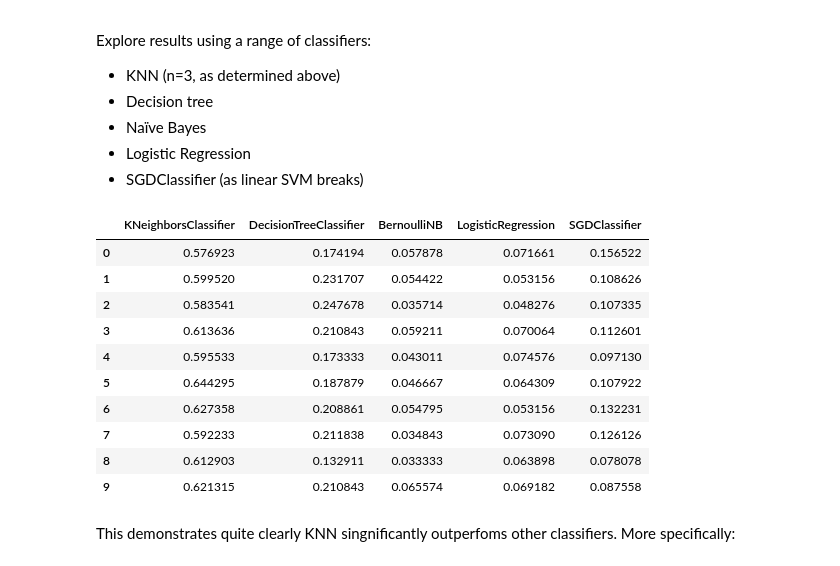
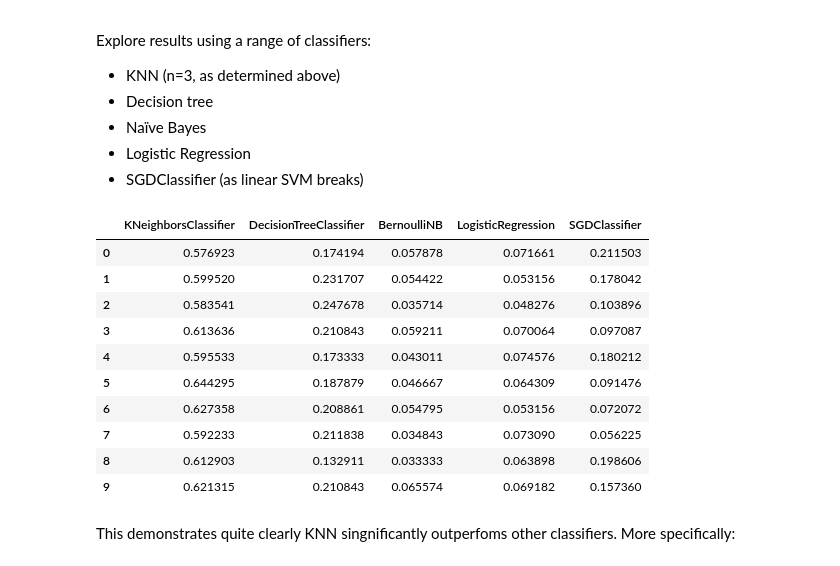
Before and after one commit to Tielman/DAT_20_Students, a Jupyter notebook: Tielman/Project/mHealth/mHealth.ipynb, the cells around one changed output. Cells and saved outputs as stored; diff of their text form; code cells hidden in the pictures.

```diff
--- a/Tielman/Project/mHealth/mHealth.ipynb
+++ b/Tielman/Project/mHealth/mHealth.ipynb
@@ -339,9 +332,6 @@ Explore results using a range of classifiers:
 # %%
 # Set optimal KNN n as determined above
 knnN = 3
-
-# Build train/set sets restricted to PCA-selected features
-X_train, X_test, y_train, y_test = train_test_split(X_pca, y, test_size=0.3, random_state=1234)
 
 #Debugging output?
 verbose = False
@@ -401,44 +391,44 @@ for classifier in classifiers:
 
         # Calculate prec, rec and ROC AUC
         prec = metrics.precision_score(y_train, y_train_predicted)
         rec = metrics.recall_score(y_train, y_train_predicted)
         f = metrics.f1_score(y_train, y_train_predicted)
         #auc = metrics.roc_auc_score(y_train, y_train_predicted)
 
-        # Append AUC to array of classifier results
+        # Append F to col_f
         col_f.append(f)
 
         if(verbose):
             print "--------",classifier.__class__.__name__,"- Split",splitCtr,"---------"
 
             print "Actual 0/1 split (tr)",Counter(y_train)
             print "Prediction 0/1 split (tr)",Counter(y_train_predicted)
             print
 
             print "Accuracy on training data: %0.2f" % (training_accuracy)
             print "Accuracy on test data:     %0.2f" % (test_accuracy)
             print "Precision: ",prec
             print "Recall: ",rec
             print "F: ",f
 
             print y_train_predicted
 
     res_f[classifier.__class__.__name__] = col_f
 
 # Render table
 res_f
 # %% [output]
 |  | KNeighborsClassifier | DecisionTreeClassifier | BernoulliNB | LogisticRegression | SGDClassifier |
-| 0 | 0.576923 | 0.174194 | 0.057878 | 0.071661 | 0.156522 |
-| 1 | 0.599520 | 0.231707 | 0.054422 | 0.053156 | 0.108626 |
-| 2 | 0.583541 | 0.247678 | 0.035714 | 0.048276 | 0.107335 |
-| 3 | 0.613636 | 0.210843 | 0.059211 | 0.070064 | 0.112601 |
-| 4 | 0.595533 | 0.173333 | 0.043011 | 0.074576 | 0.097130 |
-| 5 | 0.644295 | 0.187879 | 0.046667 | 0.064309 | 0.107922 |
-| 6 | 0.627358 | 0.208861 | 0.054795 | 0.053156 | 0.132231 |
-| 7 | 0.592233 | 0.211838 | 0.034843 | 0.073090 | 0.126126 |
-| 8 | 0.612903 | 0.132911 | 0.033333 | 0.063898 | 0.078078 |
-| 9 | 0.621315 | 0.210843 | 0.065574 | 0.069182 | 0.087558 |
+| 0 | 0.576923 | 0.174194 | 0.057878 | 0.071661 | 0.211503 |
+| 1 | 0.599520 | 0.231707 | 0.054422 | 0.053156 | 0.178042 |
+| 2 | 0.583541 | 0.247678 | 0.035714 | 0.048276 | 0.103896 |
+| 3 | 0.613636 | 0.210843 | 0.059211 | 0.070064 | 0.097087 |
+| 4 | 0.595533 | 0.173333 | 0.043011 | 0.074576 | 0.180212 |
+| 5 | 0.644295 | 0.187879 | 0.046667 | 0.064309 | 0.091476 |
+| 6 | 0.627358 | 0.208861 | 0.054795 | 0.053156 | 0.072072 |
+| 7 | 0.592233 | 0.211838 | 0.034843 | 0.073090 | 0.056225 |
+| 8 | 0.612903 | 0.132911 | 0.033333 | 0.063898 | 0.198606 |
+| 9 | 0.621315 | 0.210843 | 0.065574 | 0.069182 | 0.157360 |
 # %% [markdown]
 This demonstrates quite clearly KNN singnificantly outperfoms other classifiers. More specifically:
 # %%
```
Also changed, not shown: parts of 5 cells of this notebook.
